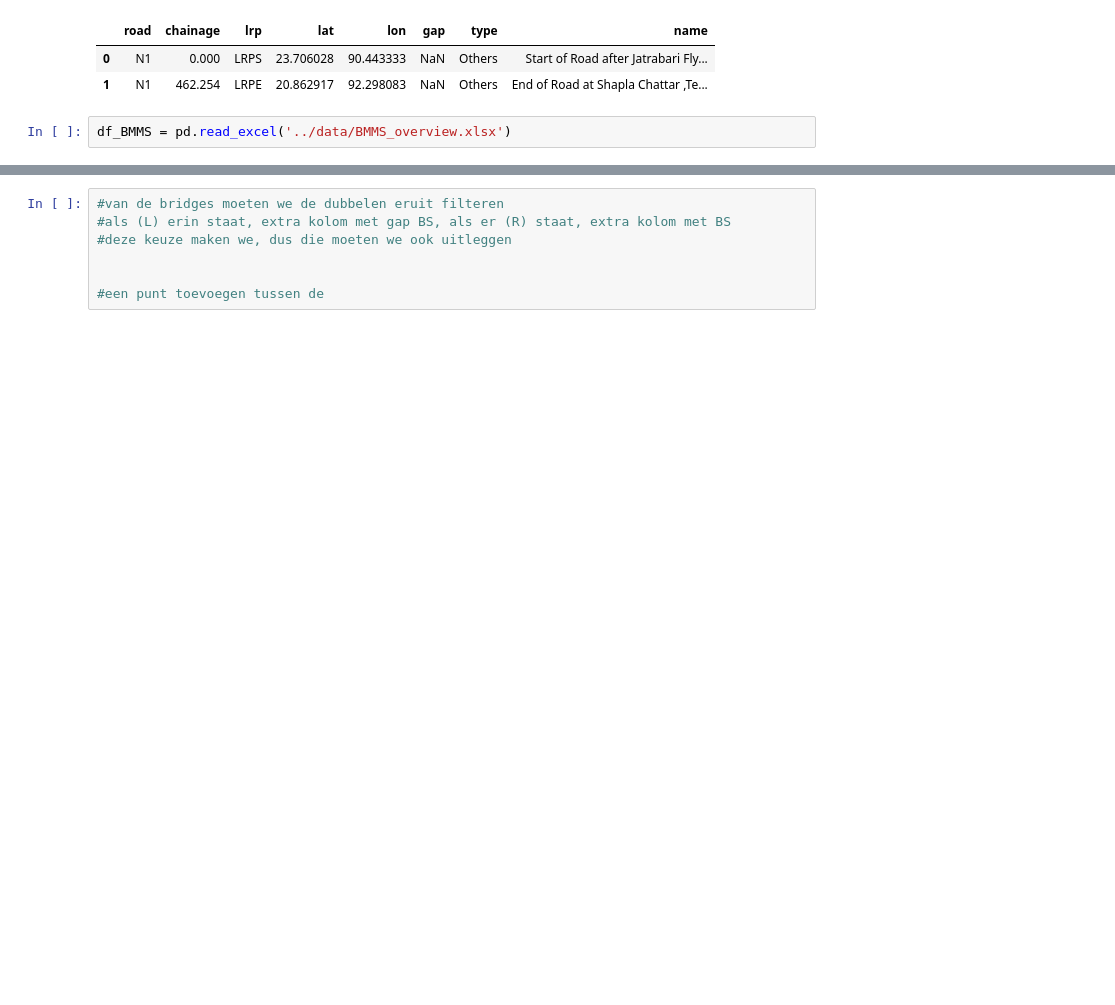
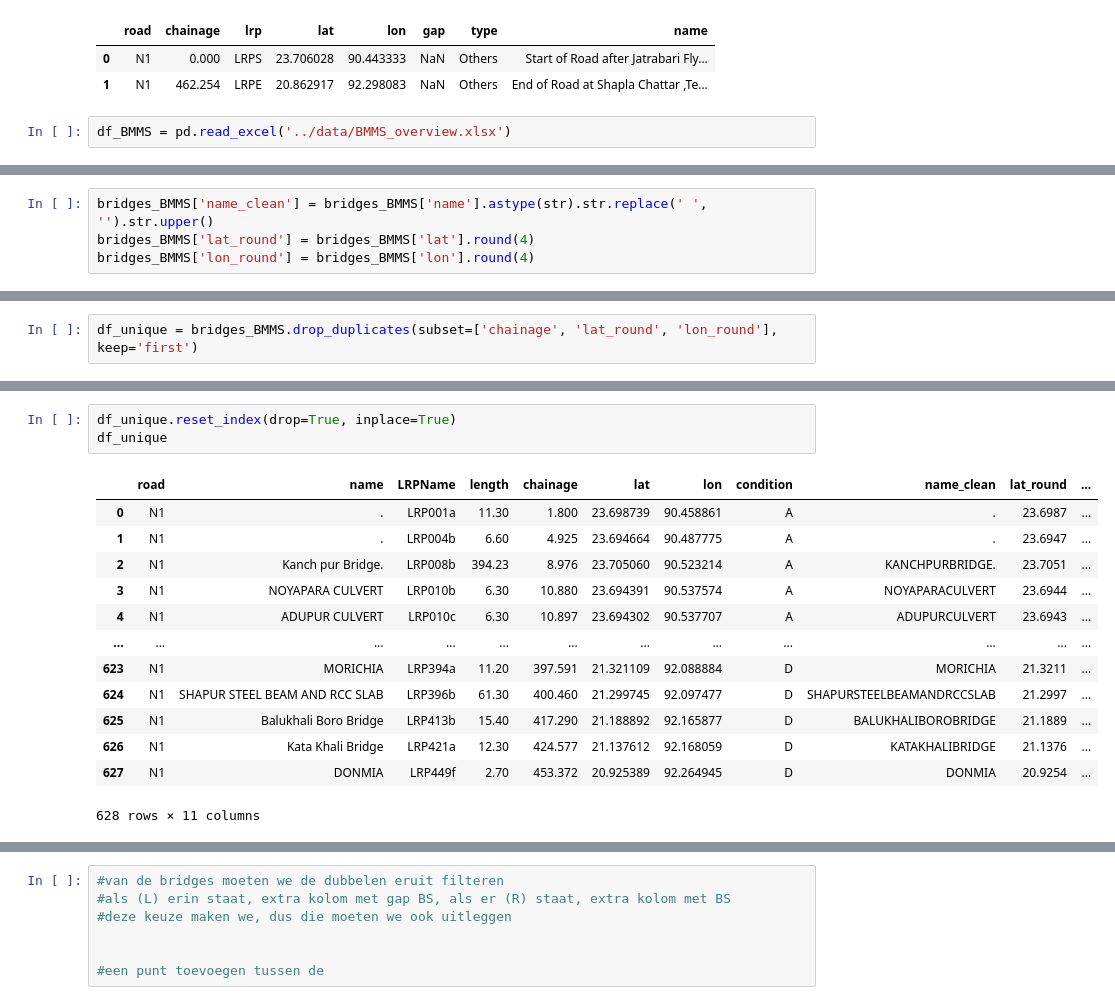
Before and after one commit to nielsvdd42/EPA133A-Advanced-Simulation-Group-1, a Jupyter notebook: EPA133a-G01-A2/model/data_cleaning2.ipynb, the cells around one changed output, grey strips where cells are left out. Cells and saved outputs as stored; diff of their text form; blank space fills up the shorter version.

```diff
--- a/EPA133a-G01-A2/model/data_cleaning2.ipynb
+++ b/EPA133a-G01-A2/model/data_cleaning2.ipynb
@@ -55,0 +59,4 @@ bridges_BMMS.head(20)
+# %%
+bridges_BMMS['name_clean'] = bridges_BMMS['name'].astype(str).str.replace(' ', '').str.upper()
+bridges_BMMS['lat_round'] = bridges_BMMS['lat'].round(4)
+bridges_BMMS['lon_round'] = bridges_BMMS['lon'].round(4)
@@ -55,0 +84,2 @@ bridges_BMMS.head(20)
+# %%
+df_unique = bridges_BMMS.drop_duplicates(subset=['chainage', 'lat_round', 'lon_round'], keep='first')
@@ -55,0 +107,17 @@ bridges_BMMS.head(20)
+# %%
+df_unique.reset_index(drop=True, inplace=True)
+df_unique
+# %% [output]
+|  | road | name | LRPName | length | chainage | lat | lon | condition | name_clean | lat_round | ... |
+| 0 | N1 | . | LRP001a | 11.30 | 1.800 | 23.698739 | 90.458861 | A | . | 23.6987 | ... |
+| 1 | N1 | . | LRP004b | 6.60 | 4.925 | 23.694664 | 90.487775 | A | . | 23.6947 | ... |
+| 2 | N1 | Kanch pur Bridge. | LRP008b | 394.23 | 8.976 | 23.705060 | 90.523214 | A | KANCHPURBRIDGE. | 23.7051 | ... |
+| 3 | N1 | NOYAPARA CULVERT | LRP010b | 6.30 | 10.880 | 23.694391 | 90.537574 | A | NOYAPARACULVERT | 23.6944 | ... |
+| 4 | N1 | ADUPUR CULVERT | LRP010c | 6.30 | 10.897 | 23.694302 | 90.537707 | A | ADUPURCULVERT | 23.6943 | ... |
+| ... | ... | ... | ... | ... | ... | ... | ... | ... | ... | ... | ... |
+| 623 | N1 | MORICHIA | LRP394a | 11.20 | 397.591 | 21.321109 | 92.088884 | D | MORICHIA | 21.3211 | ... |
+| 624 | N1 | SHAPUR STEEL BEAM AND RCC SLAB | LRP396b | 61.30 | 400.460 | 21.299745 | 92.097477 | D | SHAPURSTEELBEAMANDRCCSLAB | 21.2997 | ... |
+| 625 | N1 | Balukhali Boro Bridge | LRP413b | 15.40 | 417.290 | 21.188892 | 92.165877 | D | BALUKHALIBOROBRIDGE | 21.1889 | ... |
+| 626 | N1 | Kata Khali Bridge | LRP421a | 12.30 | 424.577 | 21.137612 | 92.168059 | D | KATAKHALIBRIDGE | 21.1376 | ... |
+| 627 | N1 | DONMIA | LRP449f | 2.70 | 453.372 | 20.925389 | 92.264945 | D | DONMIA | 20.9254 | ... |
+628 rows × 11 columns
```
Also changed, not shown: parts of 13 cells of this notebook.
